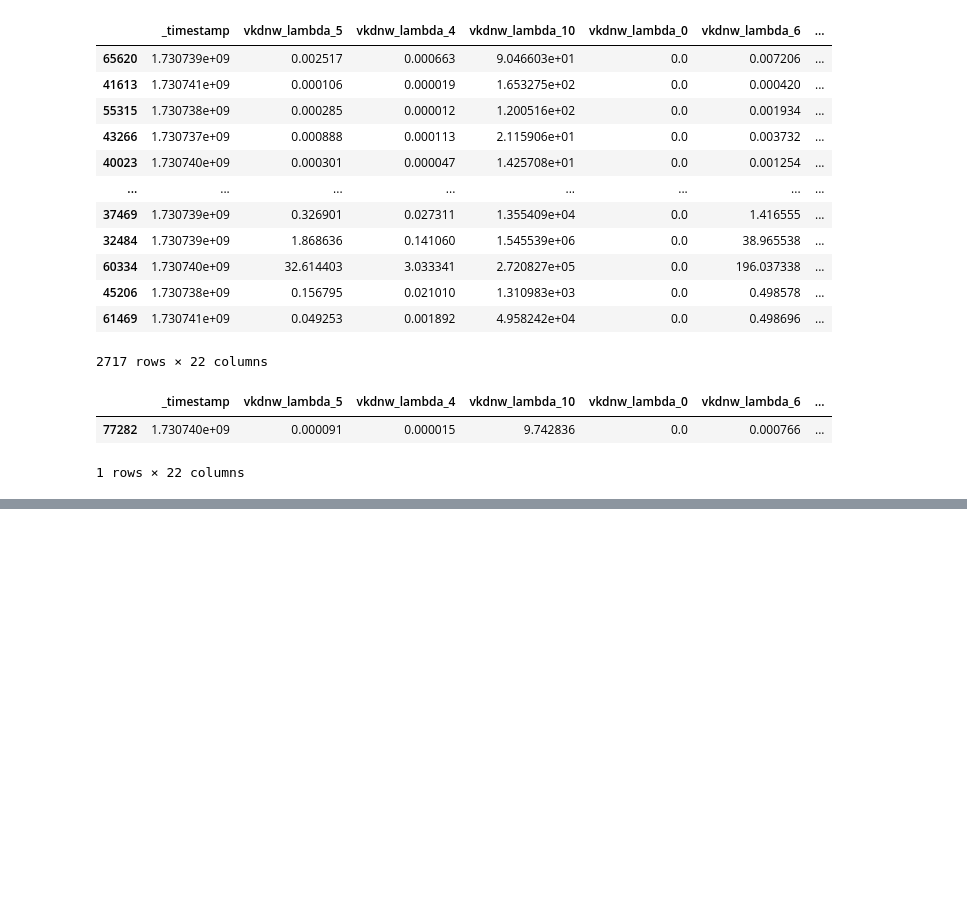
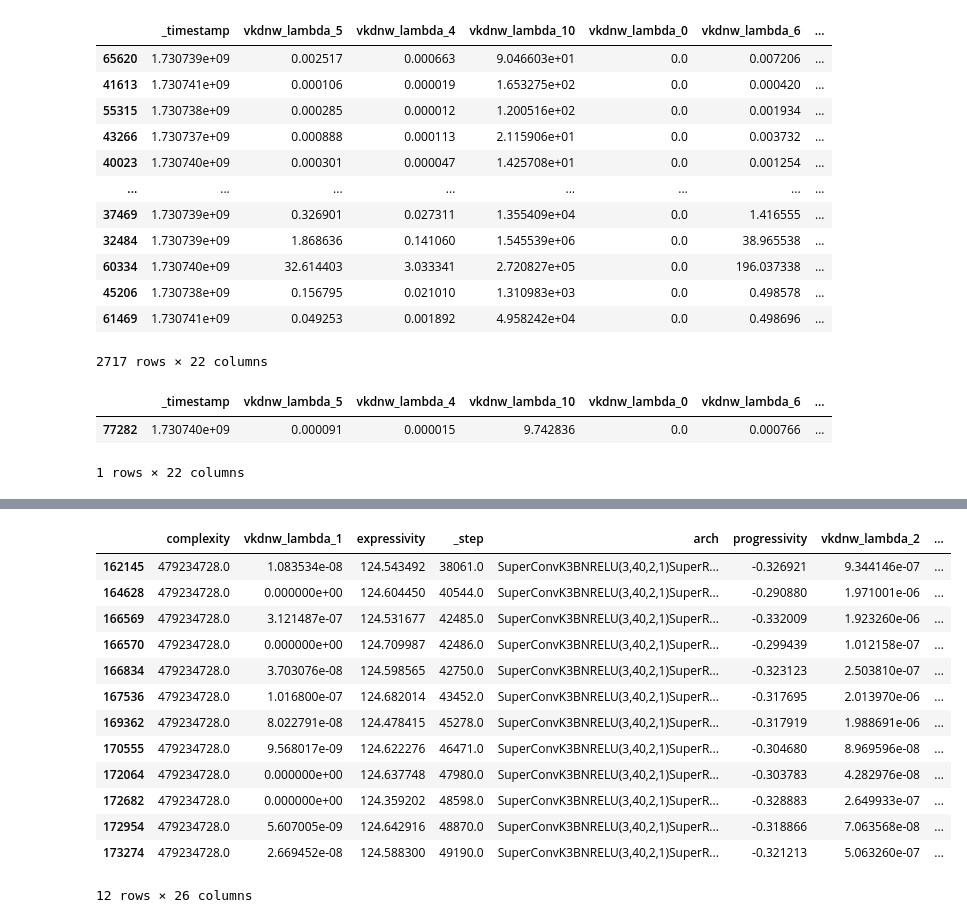
Before and after one commit to ondratybl/VKDNW, a Jupyter notebook: NB201/tss_choose_best.ipynb, the cells around one changed output, grey strips where cells are left out. Drawn from its saved outputs; the diff is of its cells as text; code cells hidden in the pictures; blank space fills up the shorter version.

```diff
--- a/NB201/tss_choose_best.ipynb
+++ b/NB201/tss_choose_best.ipynb
@@ -583,0 +644,21 @@ runs_feasible.loc[runs_feasible['net_str']=='SuperConvK3BNRELU(3,15,2,1)SuperRes
+# %%
+import wandb
+import pandas as pd
+import numpy as np
+
+api_wandb = wandb.Api() # small models (with VKDNW)
+
+runs_feasible = None
+for run_str in [
+    'nazderaze/VKDNW/fhahg0mz',
+    'nazderaze/VKDNW/dub0g89h',
+    'nazderaze/VKDNW/m68lu6zb',
+    'nazderaze/VKDNW/aq05vf54'
+]:
+    run = pd.DataFrame(api_wandb.run(run_str).scan_history())
+
+    if runs_feasible is None:
+        runs_feasible = run
+    else:
+        runs_feasible = pd.concat([runs_feasible, run], ignore_index=True)
+runs_feasible.shape
@@ -583,0 +667,12 @@ runs_feasible.loc[runs_feasible['net_str']=='SuperConvK3BNRELU(3,15,2,1)SuperRes
+# %%
+for col in run.columns:
+    if col != 'arch':
+        runs_feasible[col] = runs_feasible[col].astype('float')
+
+runs_feasible['rank'] = runs_feasible[['vkdnw_dim', 'vkdnw_entropy']].apply(tuple, axis=1).rank(method='dense', ascending=True).astype(int)
+runs_feasible['vkdnw_rank'] = runs_feasible['rank'].rank().apply(np.log)+runs_feasible['flops'].rank().apply(np.log)+runs_feasible['expressivity'].rank().apply(np.log)+runs_feasible['progressivity'].rank().apply(np.log)
+
+runs_feasible.sort_values('vkdnw_rank')
+'SuperConvK3BNRELU(3,40,2,1)SuperResIDWE1K3(40,48,2,24,1)SuperResIDWE4K3(48,96,2,80,1)SuperResIDWE1K5(96,96,2,112,1)SuperResIDWE1K5(96,288,2,192,5)SuperResIDWE2K5(288,352,2,736,3)SuperResIDWE6K3(352,688,1,616,1)SuperConvK1BNRELU(688,2048,1,1)' # VKDNW_BRUTE_1
+'SuperConvK3BNRELU(3,48,2,1)SuperResIDWE1K5(48,64,2,48,1)SuperResIDWE6K3(64,96,2,72,1)SuperResIDWE1K5(96,78,2,73,2)SuperResIDWE2K7(78,216,2,152,5)SuperResIDWE2K3(216,528,2,352,3)SuperConvK1BNRELU(528,2048,1,1)' # VKDNW_BRUTE_2
+'SuperConvK3BNRELU(3,128,2,1)SuperResIDWE2K3(128,56,2,24,2)SuperResIDWE4K3(56,96,2,80,1)SuperResIDWE2K3(96,80,2,88,1)SuperResIDWE6K5(80,56,2,96,5)SuperResIDWE4K5(56,328,2,144,3)SuperConvK1BNRELU(328,2048,1,1)' # VKDNW_BRUTE_3
@@ -583,0 +693,17 @@ runs_feasible.loc[runs_feasible['net_str']=='SuperConvK3BNRELU(3,15,2,1)SuperRes
+# %%
+runs_feasible.loc[runs_feasible['arch']=='SuperConvK3BNRELU(3,40,2,1)SuperResIDWE1K3(40,48,2,24,1)SuperResIDWE4K3(48,96,2,80,1)SuperResIDWE1K5(96,96,2,112,1)SuperResIDWE1K5(96,288,2,192,5)SuperResIDWE2K5(288,352,2,736,3)SuperResIDWE6K3(352,688,1,616,1)SuperConvK1BNRELU(688,2048,1,1)', ]
+# %% [output]
+|  | complexity | vkdnw_lambda_1 | expressivity | _step | arch | progressivity | vkdnw_lambda_2 | ... |
+| 162145 | 479234728.0 | 1.083534e-08 | 124.543492 | 38061.0 | SuperConvK3BNRELU(3,40,2,1)SuperR... | -0.326921 | 9.344146e-07 | ... |
+| 164628 | 479234728.0 | 0.000000e+00 | 124.604450 | 40544.0 | SuperConvK3BNRELU(3,40,2,1)SuperR... | -0.290880 | 1.971001e-06 | ... |
+| 166569 | 479234728.0 | 3.121487e-07 | 124.531677 | 42485.0 | SuperConvK3BNRELU(3,40,2,1)SuperR... | -0.332009 | 1.923260e-06 | ... |
+| 166570 | 479234728.0 | 0.000000e+00 | 124.709987 | 42486.0 | SuperConvK3BNRELU(3,40,2,1)SuperR... | -0.299439 | 1.012158e-07 | ... |
+| 166834 | 479234728.0 | 3.703076e-08 | 124.598565 | 42750.0 | SuperConvK3BNRELU(3,40,2,1)SuperR... | -0.323123 | 2.503810e-07 | ... |
+| 167536 | 479234728.0 | 1.016800e-07 | 124.682014 | 43452.0 | SuperConvK3BNRELU(3,40,2,1)SuperR... | -0.317695 | 2.013970e-06 | ... |
+| 169362 | 479234728.0 | 8.022791e-08 | 124.478415 | 45278.0 | SuperConvK3BNRELU(3,40,2,1)SuperR... | -0.317919 | 1.988691e-06 | ... |
+| 170555 | 479234728.0 | 9.568017e-09 | 124.622276 | 46471.0 | SuperConvK3BNRELU(3,40,2,1)SuperR... | -0.304680 | 8.969596e-08 | ... |
+| 172064 | 479234728.0 | 0.000000e+00 | 124.637748 | 47980.0 | SuperConvK3BNRELU(3,40,2,1)SuperR... | -0.303783 | 4.282976e-08 | ... |
+| 172682 | 479234728.0 | 0.000000e+00 | 124.359202 | 48598.0 | SuperConvK3BNRELU(3,40,2,1)SuperR... | -0.328883 | 2.649933e-07 | ... |
+| 172954 | 479234728.0 | 5.607005e-09 | 124.642916 | 48870.0 | SuperConvK3BNRELU(3,40,2,1)SuperR... | -0.318866 | 7.063568e-08 | ... |
+| 173274 | 479234728.0 | 2.669452e-08 | 124.588300 | 49190.0 | SuperConvK3BNRELU(3,40,2,1)SuperR... | -0.321213 | 5.063260e-07 | ... |
+12 rows × 26 columns
```
Also changed, not shown: parts of 7 cells of this notebook, 2 other files.
